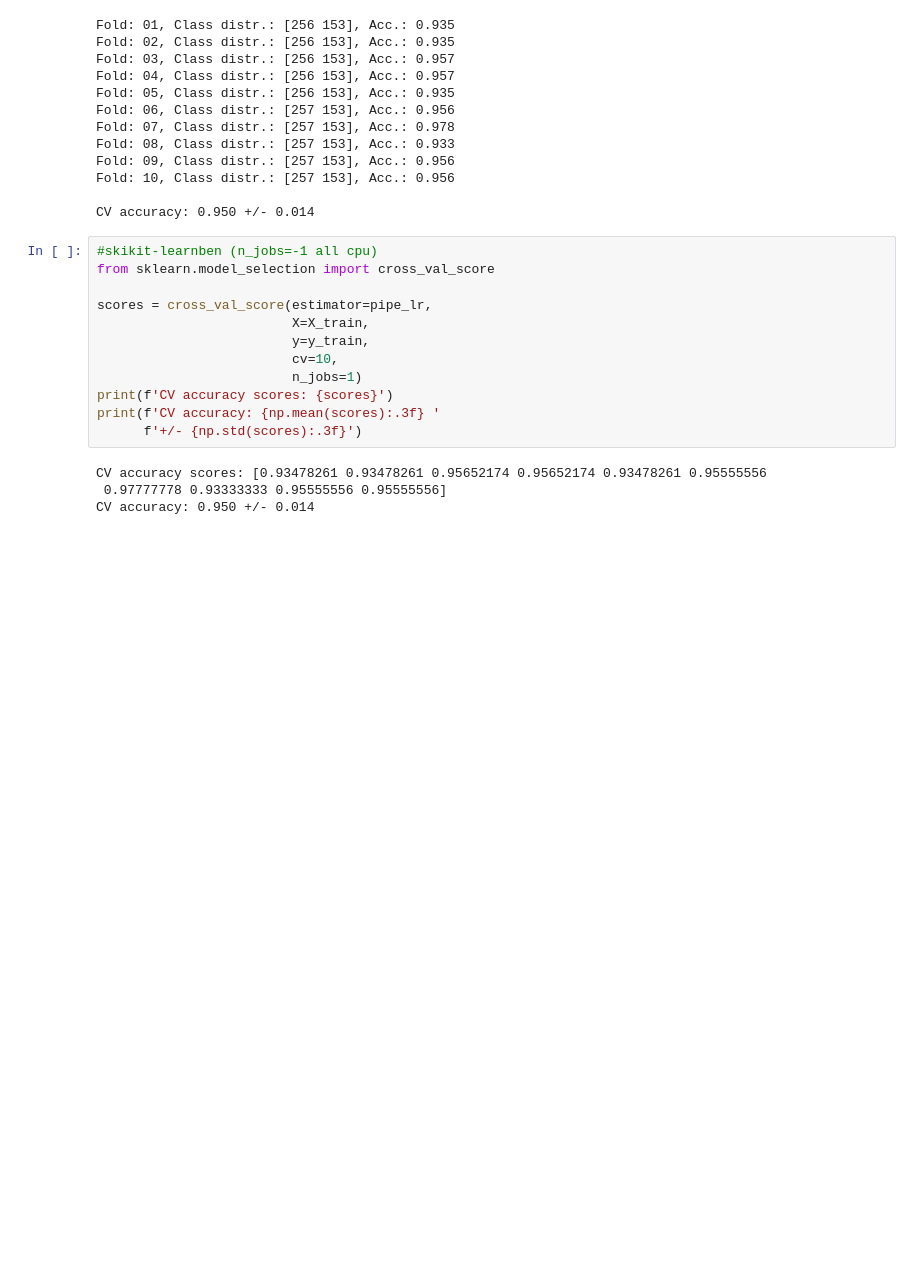
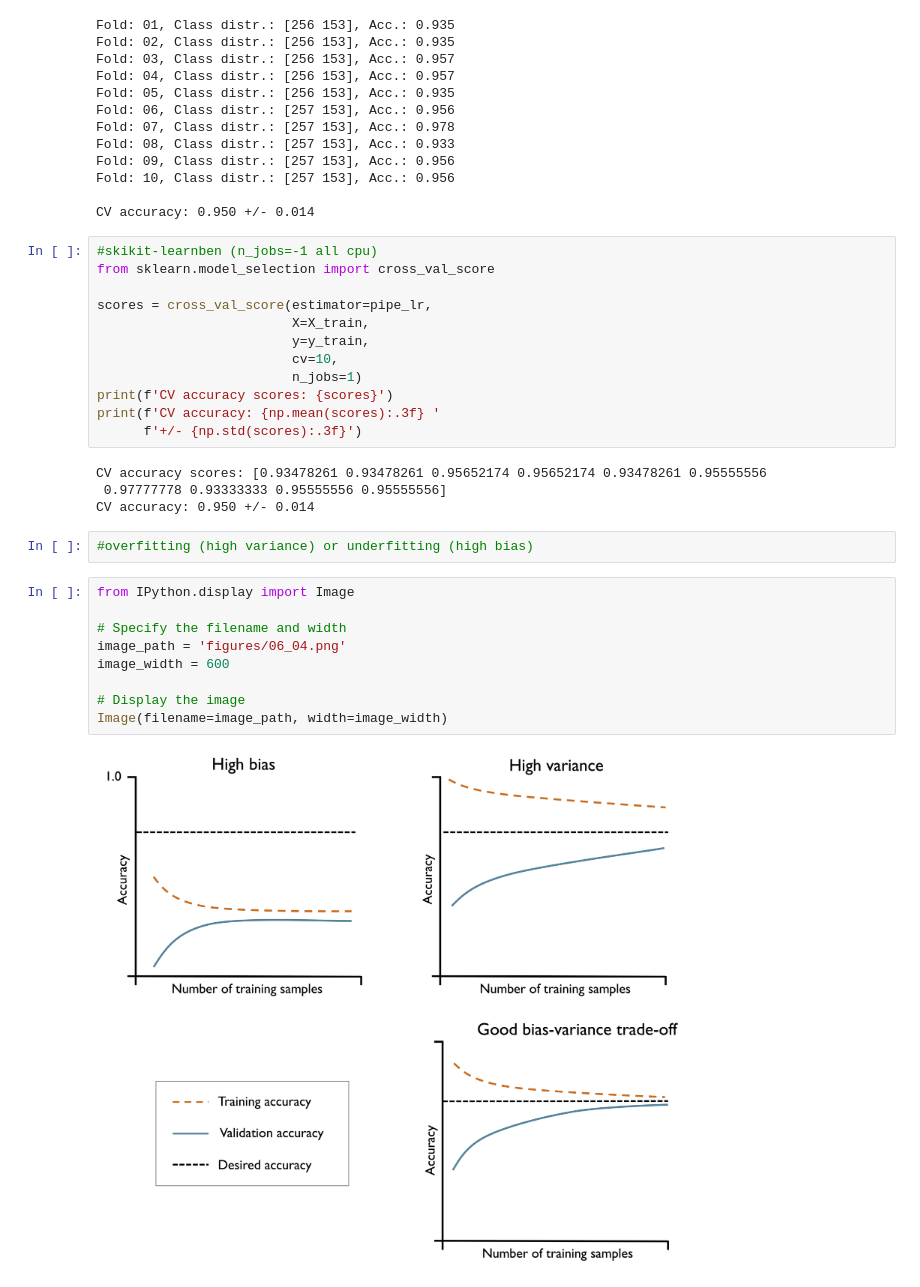
Before and after one commit to dusarp/Python-learning, a Jupyter notebook: machine learning/Raschka_ML_PyTorch_Scikit_learn/ch6/ch06.ipynb, the cells around one changed output. Cells and saved outputs as stored; diff of their text form; blank space fills up the shorter version.

```diff
--- a/machine learning/Raschka_ML_PyTorch_Scikit_learn/ch6/ch06.ipynb
+++ b/machine learning/Raschka_ML_PyTorch_Scikit_learn/ch6/ch06.ipynb
@@ -141,3 +141,16 @@ print(f'CV accuracy: {np.mean(scores):.3f} '
 CV accuracy scores: [0.93478261 0.93478261 0.95652174 0.95652174 0.93478261 0.95555556
  0.97777778 0.93333333 0.95555556 0.95555556]
 CV accuracy: 0.950 +/- 0.014
+# %%
+#overfitting (high variance) or underfitting (high bias)
+# %%
+from IPython.display import Image
+
+# Specify the filename and width
+image_path = 'figures/06_04.png'
+image_width = 600
+
+# Display the image
+Image(filename=image_path, width=image_width)
+# %% [output]
+[figure, added]
```
Also changed, not shown: parts of 4 cells of this notebook, 1 other file.
